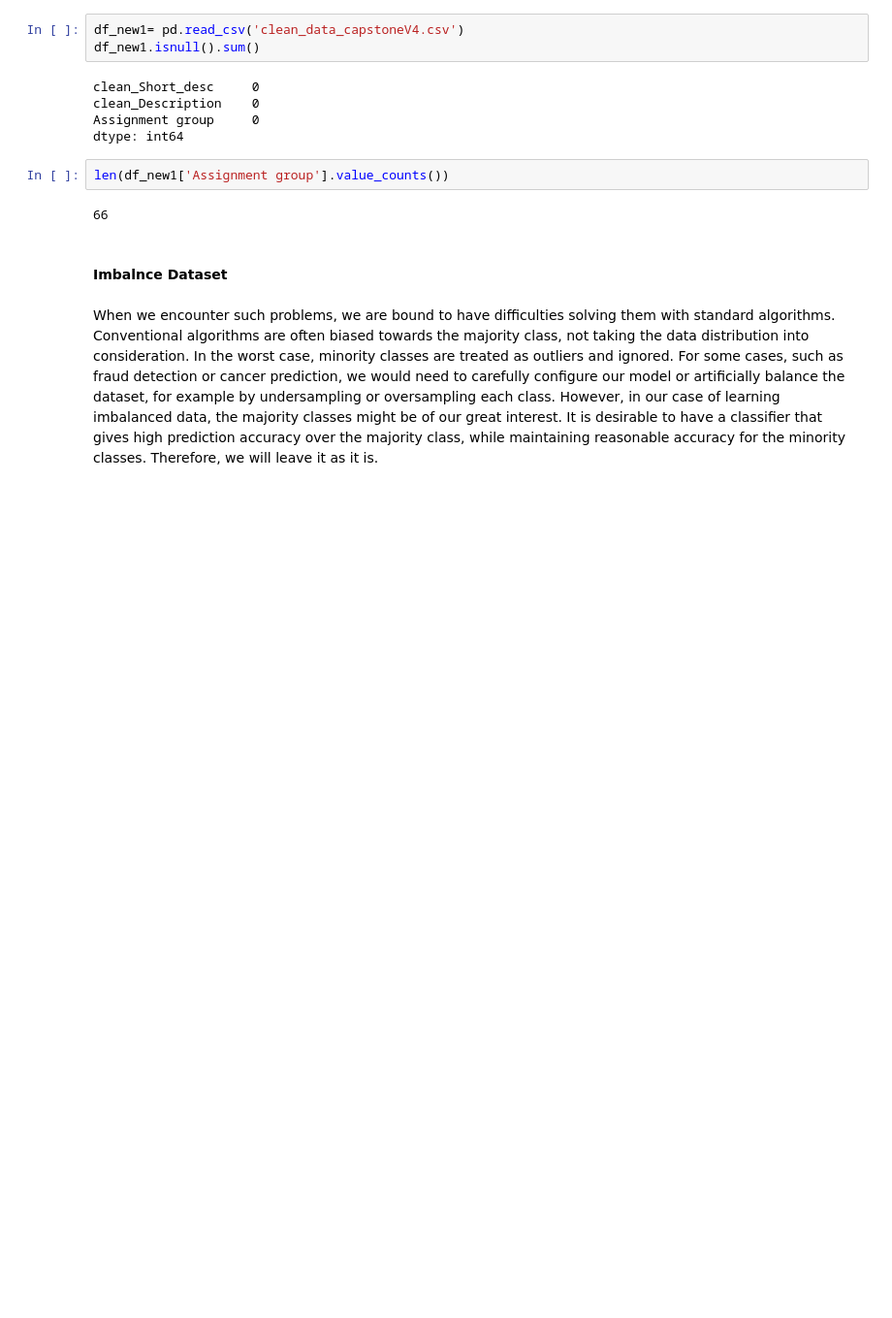
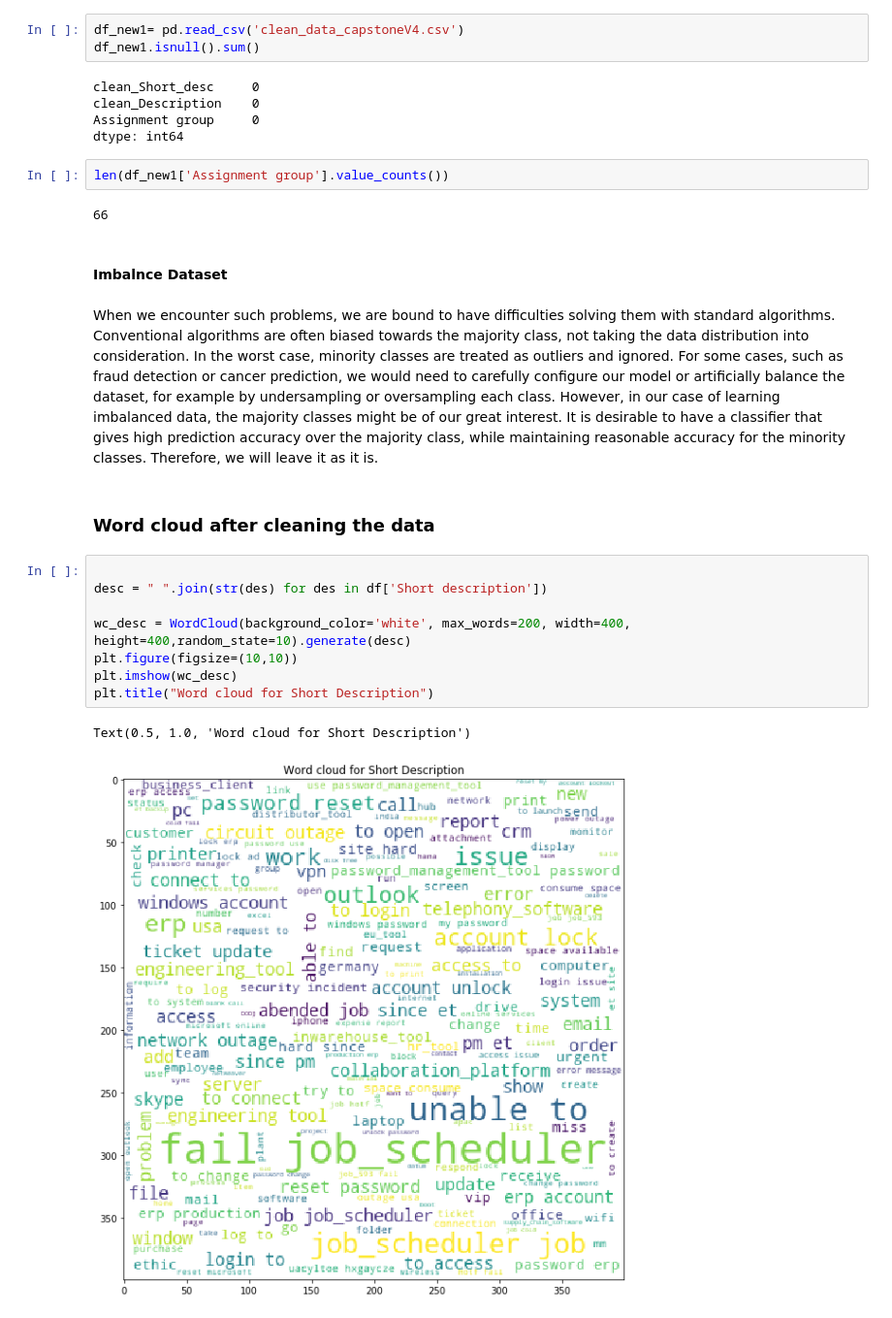
Before and after one commit to rikks008/Automatic-Ticket-Assignment, a Jupyter notebook: EDA_and_Text_Cleaning.ipynb, the cells around one changed output. Shown at 97% size. Saved outputs shown, nothing was run; the diff lists cells and outputs as text; blank space fills up the shorter version.

Commit message:
EDA and Text Cleaning

```diff
--- a/EDA_and_Text_Cleaning.ipynb
+++ b/EDA_and_Text_Cleaning.ipynb
@@ -418,3 +418,16 @@ len(df_new1['Assignment group'].value_counts())
 # %% [markdown]
 When we encounter such problems, we are bound to have difficulties solving them with standard algorithms. Conventional algorithms are often biased towards the majority class, not taking the data distribution into consideration. In the worst case, minority classes are treated as outliers and ignored. For some cases, such as fraud detection or cancer prediction, we would need to carefully configure our model or artificially balance the dataset, for example by undersampling or oversampling each class.
 However, in our case of learning imbalanced data, the majority classes might be of our great interest. It is desirable to have a classifier that gives high prediction accuracy over the majority class, while maintaining reasonable accuracy for the minority classes. Therefore, we will leave it as it is.
+# %% [markdown]
+### Word cloud after cleaning the data
+# %%
+
+desc = " ".join(str(des) for des in df['Short description'])
+
+wc_desc = WordCloud(background_color='white', max_words=200, width=400, height=400,random_state=10).generate(desc)
+plt.figure(figsize=(10,10))
+plt.imshow(wc_desc)
+plt.title("Word cloud for Short Description")
+# %% [output]
+Text(0.5, 1.0, 'Word cloud for Short Description')
+[figure, added]
```
Also changed, not shown: parts of 1 cell of this notebook.
